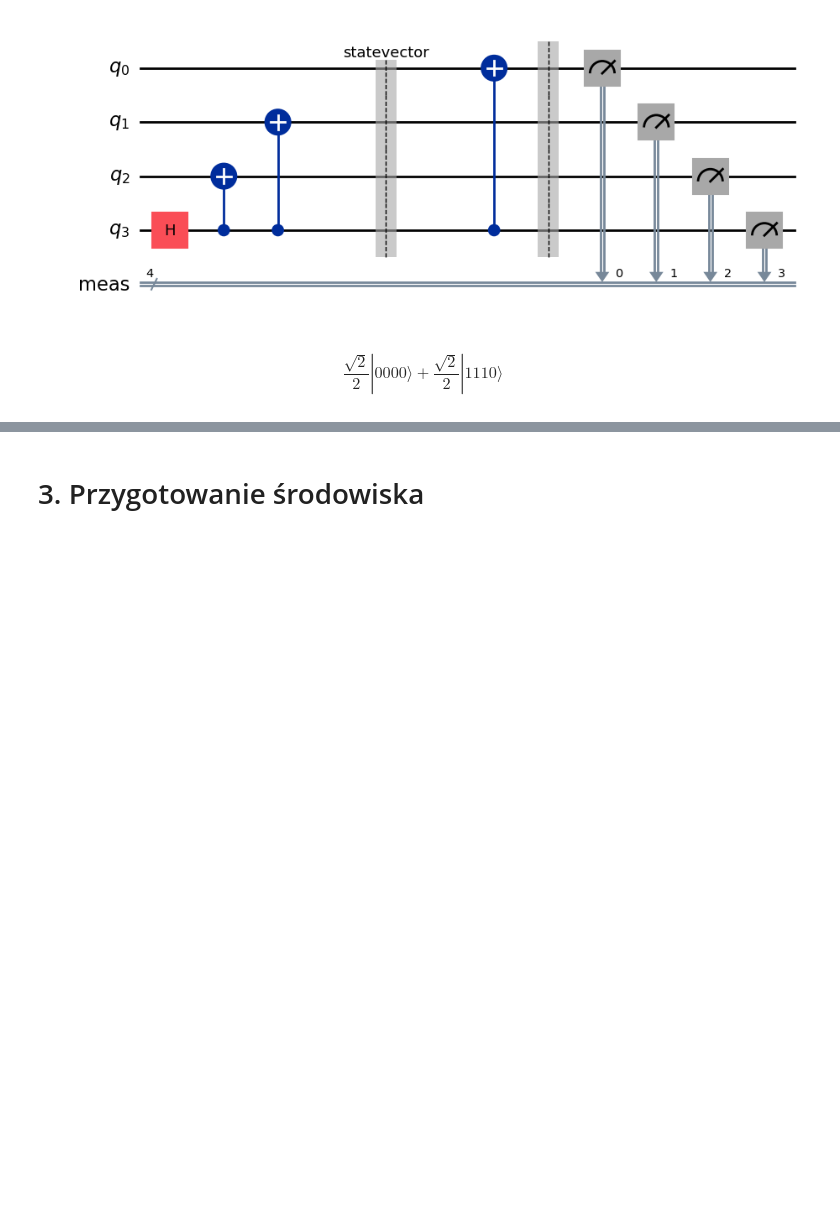
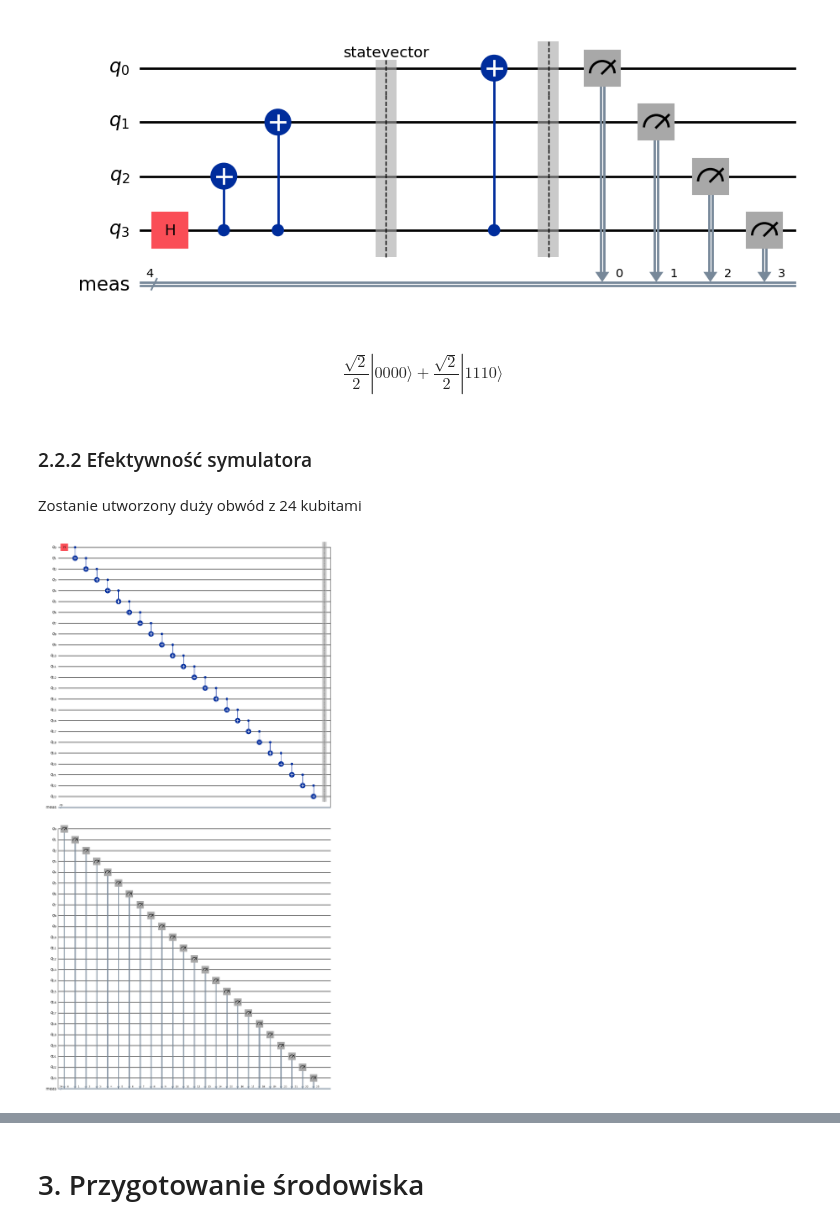
Before and after one commit to bojaruniec/ksi_dokt, a Jupyter notebook: deutsch_jozsa_opis.ipynb, the cells around one changed output, grey strips where cells are left out. Cells and saved outputs as stored; diff of their text form; code cells hidden in the pictures; blank space fills up the shorter version.

```diff
--- a/deutsch_jozsa_opis.ipynb
+++ b/deutsch_jozsa_opis.ipynb
@@ -351,3 +351,18 @@ result = simulator_aer.run(qc_aer).result()
 ψ.draw('latex')
 # %% [output]
 $$\frac{\sqrt{2}}{2} |0000\rangle+\frac{\sqrt{2}}{2} |1110\rangle$$
+# %% [markdown]
+### 2.2.2 Efektywność symulatora
+# %% [markdown]
+Zostanie utworzony duży obwód z 24 kubitami
+# %%
+n = 24
+qc = QuantumCircuit(n)
+qc.h(0)
+for i in range(1,n,1):
+  qc.cx(i-1,i)
+
+qc.measure_abll()
+qc.draw('mpl')
+# %% [output]
+[figure, added]
```
Also changed, not shown: parts of 17 cells of this notebook.
